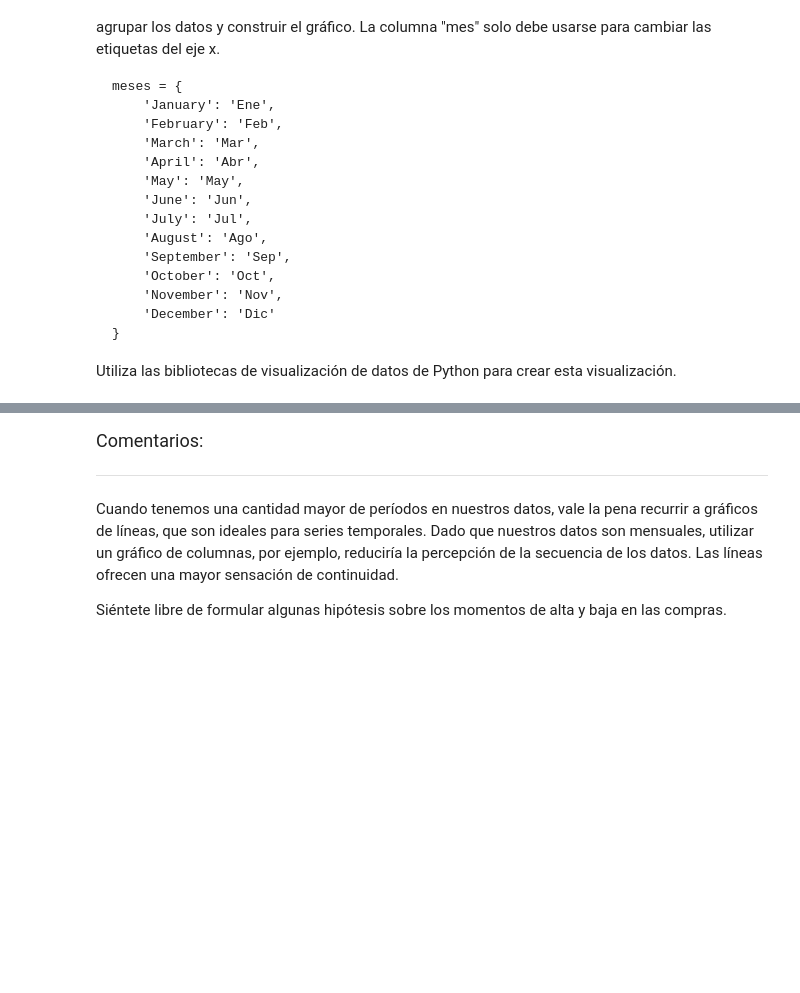
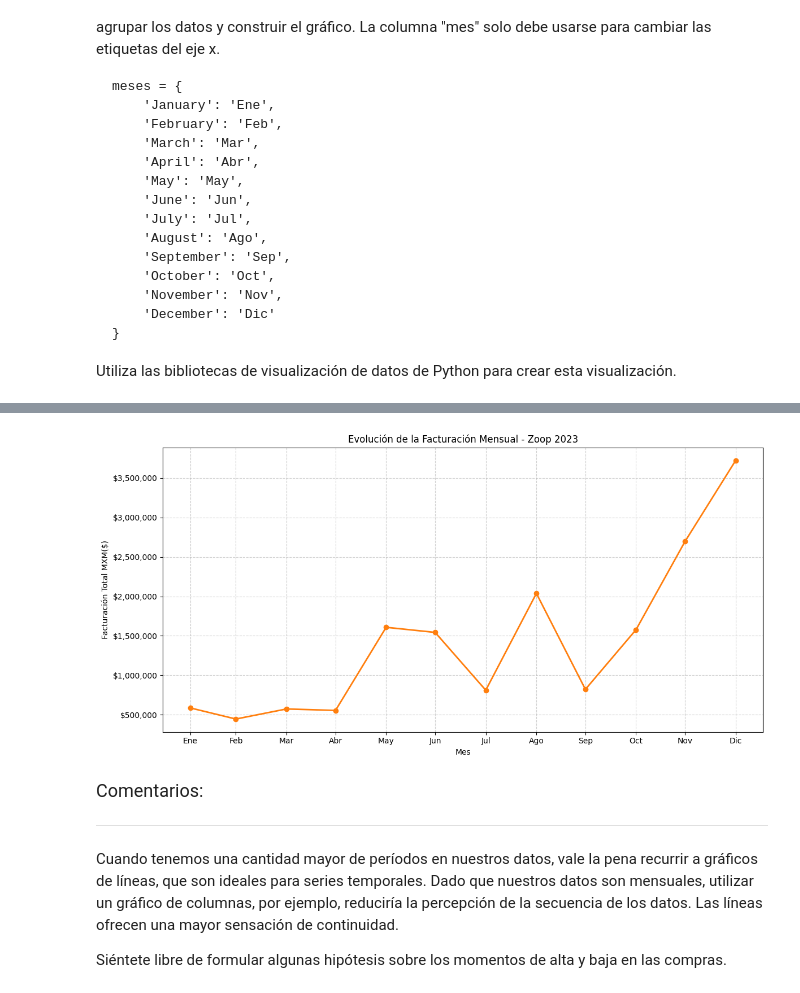
Before and after one commit to Basurero2/IA_aplicada_a_ciencia_de_datos, a Jupyter notebook: IA_aplicada_a_ciencia_de_datos.ipynb, the cells around one changed output, grey strips where cells are left out. Saved outputs shown, nothing was run; the diff lists cells and outputs as text; code cells hidden in the pictures; blank space fills up the shorter version.

```diff
--- a/IA_aplicada_a_ciencia_de_datos.ipynb
+++ b/IA_aplicada_a_ciencia_de_datos.ipynb
@@ -477,3 +610,5 @@ meses = {
 
 
 Utiliza las bibliotecas de visualización de datos de Python para crear esta visualización.
+# %%
+df.set_index('fecha')['facturacion'].resample('M').sum()
@@ -480,3 +631,55 @@ Utiliza las bibliotecas de visualización de datos de Python para crear esta vis
+# %%
+#creamos una columna "mes" en df con los valores de columna "fecha" obtenindo nombres dek mes en ingles
+df["mes"] = df["fecha"].dt.month_name()
+
+# 3. Agrupar por mes
+# Usamos resample('M') que es muy potente para series temporales.
+# 'M' agrupa por final de mes. .sum() suma la facturación de ese mes.
+ventas_mensuales = df.set_index('fecha')['facturacion'].resample('M').sum()
+
+# 4. Crear la columna de nombres de meses en español
+# Primero extraemos el nombre del mes en inglés del índice
+nombres_meses_ingles = ventas_mensuales.index.month_name()
+
+# Diccionario de traducción proporcionado
+meses = {
+    'January': 'Ene', 'February': 'Feb', 'March': 'Mar', 'April': 'Abr',
+    'May': 'May', 'June': 'Jun', 'July': 'Jul', 'August': 'Ago',
+    'September': 'Sep', 'October': 'Oct', 'November': 'Nov', 'December': 'Dic'
+}
+
+# Mapeamos (traducimos) los nombres
+etiquetas_eje_x = nombres_meses_ingles.map(meses)
+
+# 5. Crear el gráfico de líneas
+plt.figure(figsize=(12, 6))
+
+# Plot: Eje X = fechas (índice), Eje Y = facturación
+plt.plot(ventas_mensuales.index, ventas_mensuales.values,
+         marker='o',       # Pone un punto en cada dato
+         linestyle='-',    # Línea sólida
+         color='#ff7f0e',  # Color naranja (típico para ventas/dinero)
+         linewidth=2)
+
+# 6. Personalización del Eje X con los meses en español
+# Ponemos los 'ticks' en las fechas exactas y las etiquetas traducidas
+plt.xticks(ventas_mensuales.index, labels=etiquetas_eje_x)
+
+# Etiquetas y Título
+plt.title('Evolución de la Facturación Mensual - Zoop 2023')
+plt.xlabel('Mes')
+plt.ylabel('Facturación Total MXM($)')
+plt.grid(True, linestyle='--', alpha=0.6) # Cuadrícula suave para facilitar la lectura
+
+# Formato de dinero en el eje Y (opcional pero recomendado)
+current_values = plt.gca().get_yticks()
+plt.gca().set_yticklabels(['${:,.0f}'.format(x) for x in current_values])
+
+plt.tight_layout()
+plt.savefig('evolucion_ventas_mensual.png')
+plt.show()
+# %% [output]
+[figure, added]
 # %% [markdown]
 <font color="7b71ff" size=4> Comentarios: </font>
 
```
Also changed, not shown: parts of 42 cells of this notebook.
